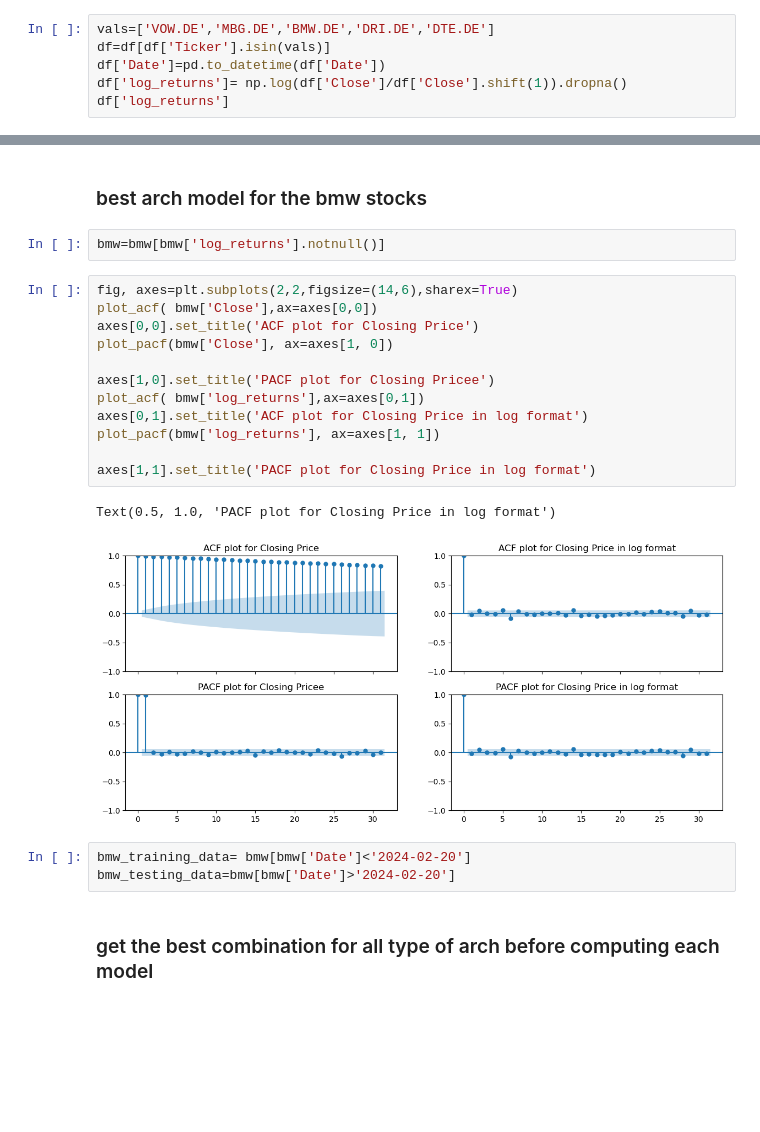
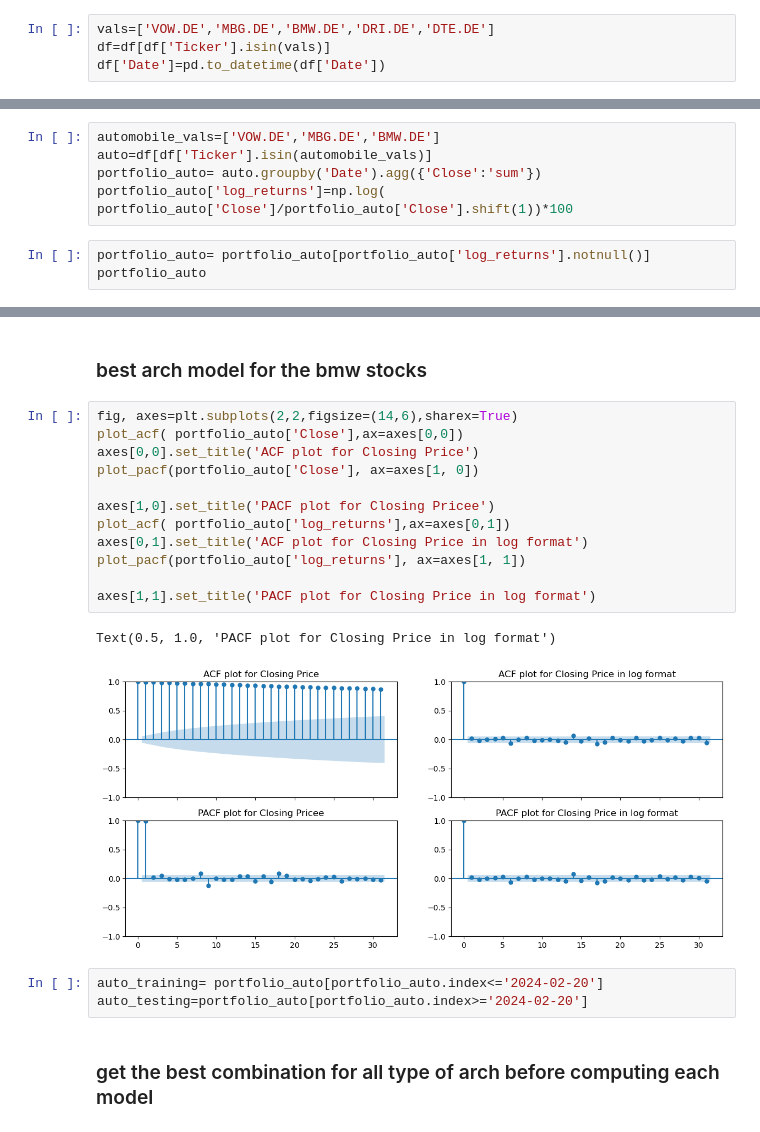
Before and after one commit to lucaluisadjei/pythongermanstocks, a Jupyter notebook: python_project.ipynb, the cells around one changed output, grey strips where cells are left out. Saved outputs shown, nothing was run; the diff lists cells and outputs as text; blank space fills up the shorter version.

```diff
--- a/python_project.ipynb
+++ b/python_project.ipynb
@@ -75,5 +75,3 @@ df=pd.DataFrame(df)
 vals=['VOW.DE','MBG.DE','BMW.DE','DRI.DE','DTE.DE']
 df=df[df['Ticker'].isin(vals)]
 df['Date']=pd.to_datetime(df['Date'])
-df['log_returns']= np.log(df['Close']/df['Close'].shift(1)).dropna()
-df['log_returns']
@@ -108,0 +78,8 @@ plt.show()
+# %%
+automobile_vals=['VOW.DE','MBG.DE','BMW.DE']
+auto=df[df['Ticker'].isin(automobile_vals)]
+portfolio_auto= auto.groupby('Date').agg({'Close':'sum'})
+portfolio_auto['log_returns']=np.log( portfolio_auto['Close']/portfolio_auto['Close'].shift(1))*100
+# %%
+portfolio_auto= portfolio_auto[portfolio_auto['log_returns'].notnull()]
+portfolio_auto
@@ -180,25 +147,23 @@ axes[1].grid(True)
 # %% [markdown]
 ### best arch model for the bmw stocks
-# %%
-bmw=bmw[bmw['log_returns'].notnull()]
 # %%
 fig, axes=plt.subplots(2,2,figsize=(14,6),sharex=True)
-plot_acf( bmw['Close'],ax=axes[0,0])
+plot_acf( portfolio_auto['Close'],ax=axes[0,0])
 axes[0,0].set_title('ACF plot for Closing Price')
-plot_pacf(bmw['Close'], ax=axes[1, 0])
+plot_pacf(portfolio_auto['Close'], ax=axes[1, 0])
 
 axes[1,0].set_title('PACF plot for Closing Pricee')
-plot_acf( bmw['log_returns'],ax=axes[0,1])
+plot_acf( portfolio_auto['log_returns'],ax=axes[0,1])
 axes[0,1].set_title('ACF plot for Closing Price in log format')
-plot_pacf(bmw['log_returns'], ax=axes[1, 1])
+plot_pacf(portfolio_auto['log_returns'], ax=axes[1, 1])
 
 axes[1,1].set_title('PACF plot for Closing Price in log format')
 # %% [output]
 Text(0.5, 1.0, 'PACF plot for Closing Price in log format')
-[figure, old version]
+[figure, new version]
-# %%
-bmw_training_data= bmw[bmw['Date']<'2024-02-20']
-bmw_testing_data=bmw[bmw['Date']>'2024-02-20']
+# %%
+auto_training= portfolio_auto[portfolio_auto.index<='2024-02-20']
+auto_testing=portfolio_auto[portfolio_auto.index>='2024-02-20']
 # %% [markdown]
 ### get the best combination for all type of arch before computing each model
 # %% [markdown]
```
Also changed, not shown: parts of 81 cells of this notebook.
